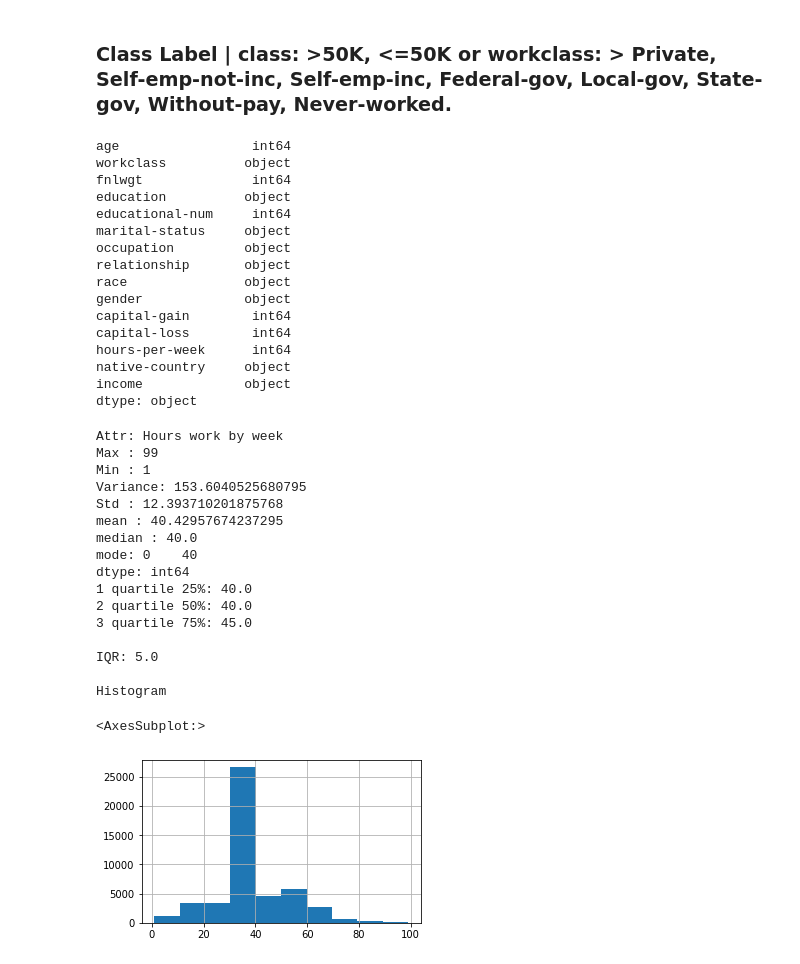
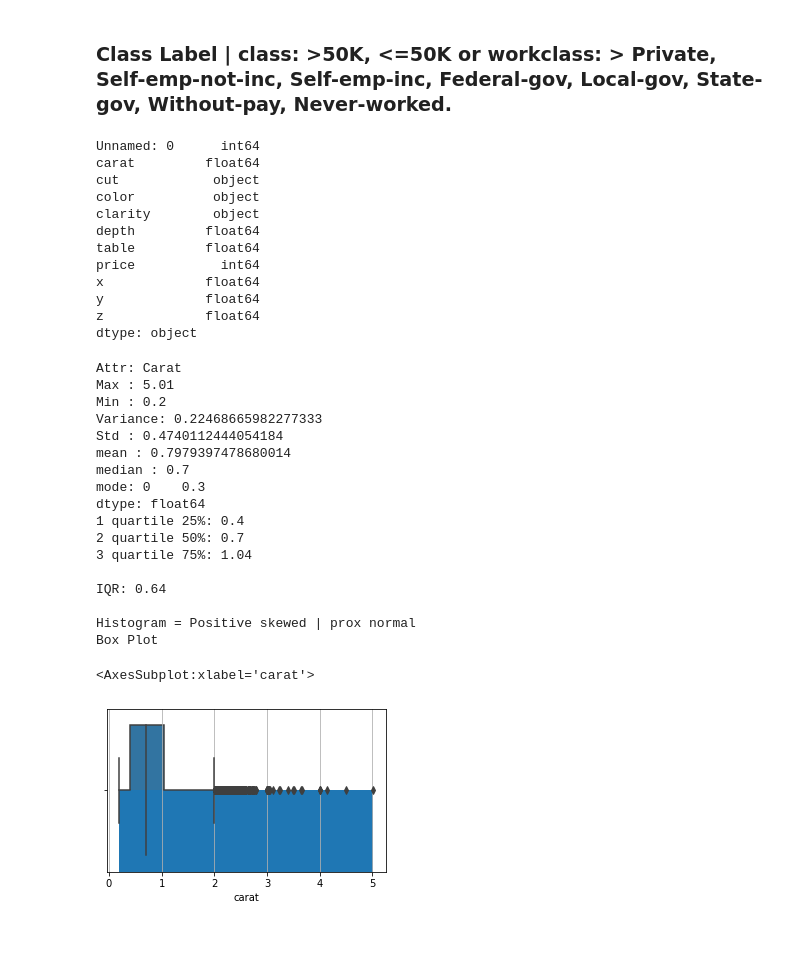
Before and after one commit to Diego07101985/mineracao-dados, a Jupyter notebook: mineracao-dados.ipynb, the cells around one changed output. Cells and saved outputs as stored; diff of their text form; code cells hidden in the pictures; blank space fills up the shorter version.

Commit message:
acerto para dataset diamonds

```diff
--- a/mineracao-dados.ipynb
+++ b/mineracao-dados.ipynb
@@ -6,8 +6,10 @@
 import numpy as np
 import pandas as pd# Aprendizado de Comitês
 import matplotlib.pyplot as plt
+import sklearn
 
-df_adults = pd.read_csv('datasets/adult.csv')
-df_adults.drop_duplicates(keep=False, inplace=True)
-df_adults.info()
+# df_adults = pd.read_csv('datasets/adult.csv')
+df_diamonds = pd.read_csv('datasets/diamonds.csv')
+df_diamonds[df_diamonds.duplicated()].info()
+# df_cyber.drop_duplicates(keep=False, inplace=True)
 # %% [output]
@@ -97,57 +66,54 @@ df_adults.head(10)
 # %% [markdown]
 ###  Class Label | class: >50K, <=50K or workclass: > Private, Self-emp-not-inc, Self-emp-inc, Federal-gov, Local-gov, State-gov, Without-pay, Never-worked.
 # %%
-df_adults.dtypes
+df_diamonds.dtypes
 # %% [output]
-age                 int64
-workclass          object
-fnlwgt              int64
-education          object
-educational-num     int64
-marital-status     object
-occupation         object
-relationship       object
-race               object
-gender             object
-capital-gain        int64
-capital-loss        int64
-hours-per-week      int64
-native-country     object
-income             object
+Unnamed: 0      int64
+carat         float64
+cut            object
+color          object
+clarity        object
+depth         float64
+table         float64
+price           int64
+x             float64
+y             float64
+z             float64
 dtype: object
 # %%
-print('Attr: Hours work by week')
-df_attr = df_adults["hours-per-week"]
+print('Attr: Carat')
+df_attr = df_diamonds["carat"]
 print(f'Max : {df_attr.max()}')
 print(f'Min : {df_attr.min()}')
 print(f'Variance: {df_attr.var()}')
 print(f'Std : {df_attr.std()}')
 print(f'mean : {df_attr.mean()}')
 print(f'median : {df_attr.median()}')
 print(f'mode: {df_attr.mode()}')
 print(f'1 quartile 25%: {df_attr.quantile(q=0.25)}')
 print(f'2 quartile 50%: {df_attr.quantile(q=0.50)}')
 print(f'3 quartile 75%: {df_attr.quantile(q=0.75)}\n')
 print(f'IQR: {df_attr.quantile(q=0.75)-df_attr.quantile(q=0.25)}\n')
-print('Histogram')
+print('Histogram = Positive skewed | prox normal')
 df_attr.hist(figsize=(5,3))
 # %% [output]
-Attr: Hours work by week
-Max : 99
-Min : 1
-Variance: 153.6040525680795
-Std : 12.393710201875768
-mean : 40.42957674237295
-median : 40.0
-mode: 0    40
-dtype: int64
-1 quartile 25%: 40.0
-2 quartile 50%: 40.0
-3 quartile 75%: 45.0
+Attr: Carat
+Max : 5.01
+Min : 0.2
+Variance: 0.22468665982277333
+Std : 0.4740112444054184
+mean : 0.7979397478680014
+median : 0.7
+mode: 0    0.3
+dtype: float64
+1 quartile 25%: 0.4
+2 quartile 50%: 0.7
+3 quartile 75%: 1.04
 
-IQR: 5.0
+IQR: 0.64
 
-Histogram
+Histogram = Positive skewed | prox normal
+Box Plot
-<AxesSubplot:>
+<AxesSubplot:xlabel='carat'>
-[figure, old version]
+[figure, new version]
 # %%
```
Also changed, not shown: parts of 24 cells of this notebook, 4 other files.
